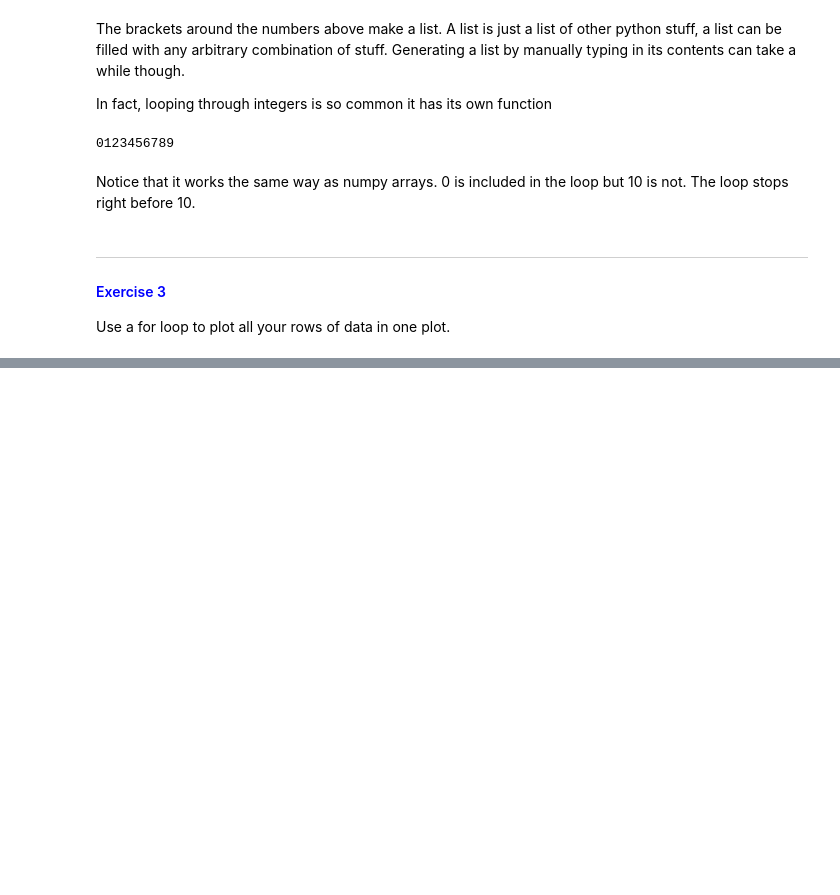
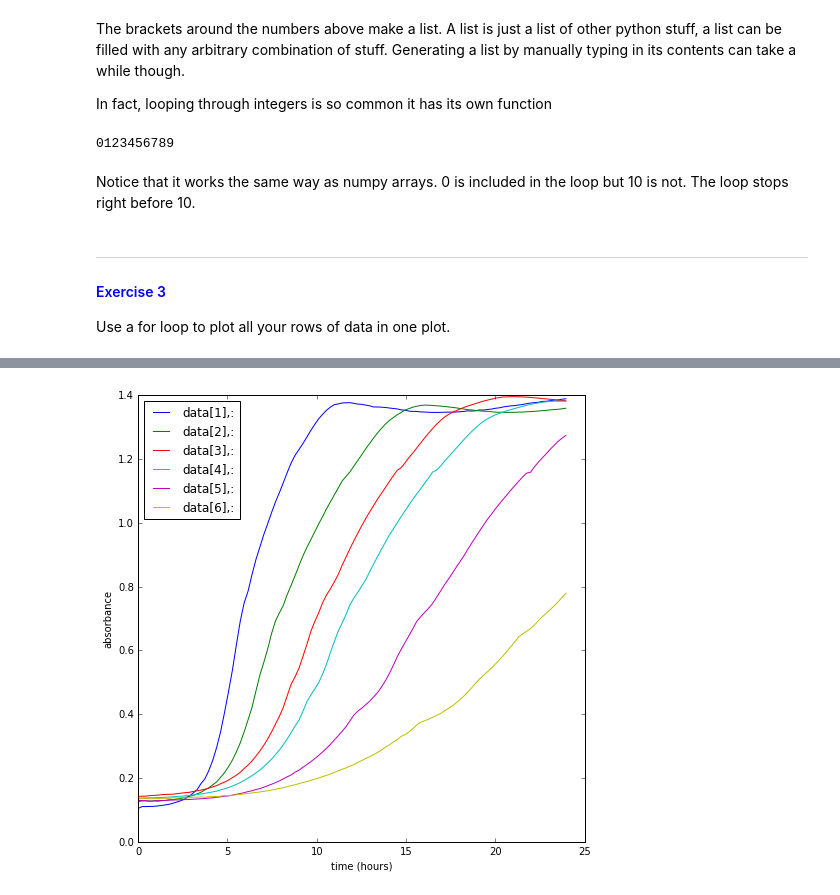
Before and after one commit to nicholas-sherer/Python-Workshop-Materials, a Jupyter notebook: Learning Programming by Analyzing E. Coli Growth.ipynb, the cells around one changed output, grey strips where cells are left out. Drawn from its saved outputs; the diff is of its cells as text; code cells hidden in the pictures; blank space fills up the shorter version.

```diff
--- a/Learning Programming by Analyzing E. Coli Growth.ipynb
+++ b/Learning Programming by Analyzing E. Coli Growth.ipynb
@@ -288,0 +307,9 @@ def windowedLineFit(x,y,start,stop):
+# %%
+plt.figure(figsize=(8,8))
+for i in range(1,7):
+    plt.plot(time,data[i,:],label='data['+str(i)+'],:');
+plt.xlabel('time (hours)');
+plt.ylabel('absorbance');
+plt.legend(loc='upper left');
+# %% [output]
+[figure, added]
```
Also changed, not shown: parts of 29 cells of this notebook.
